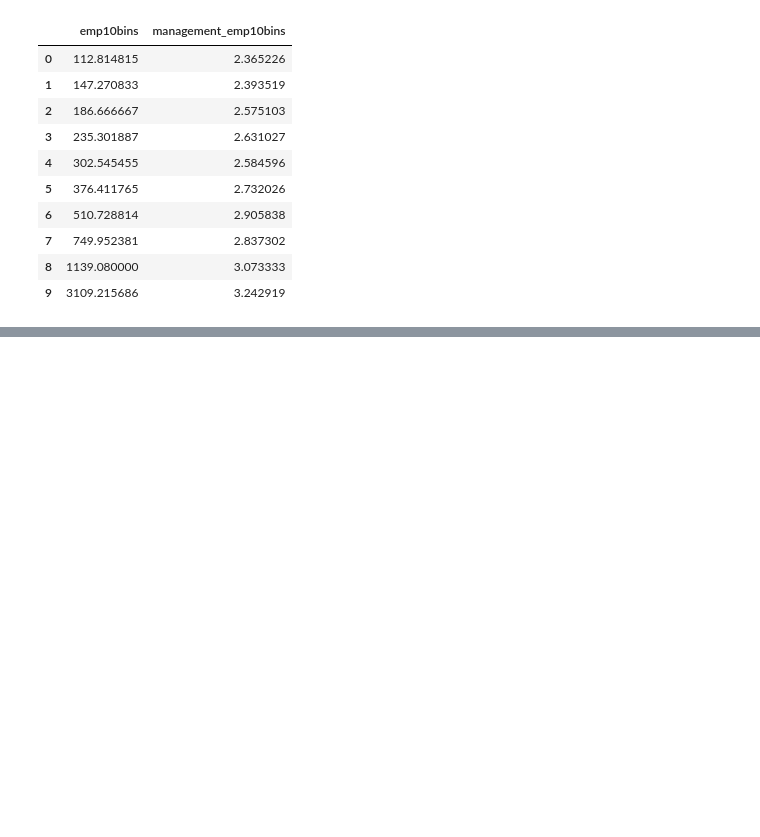
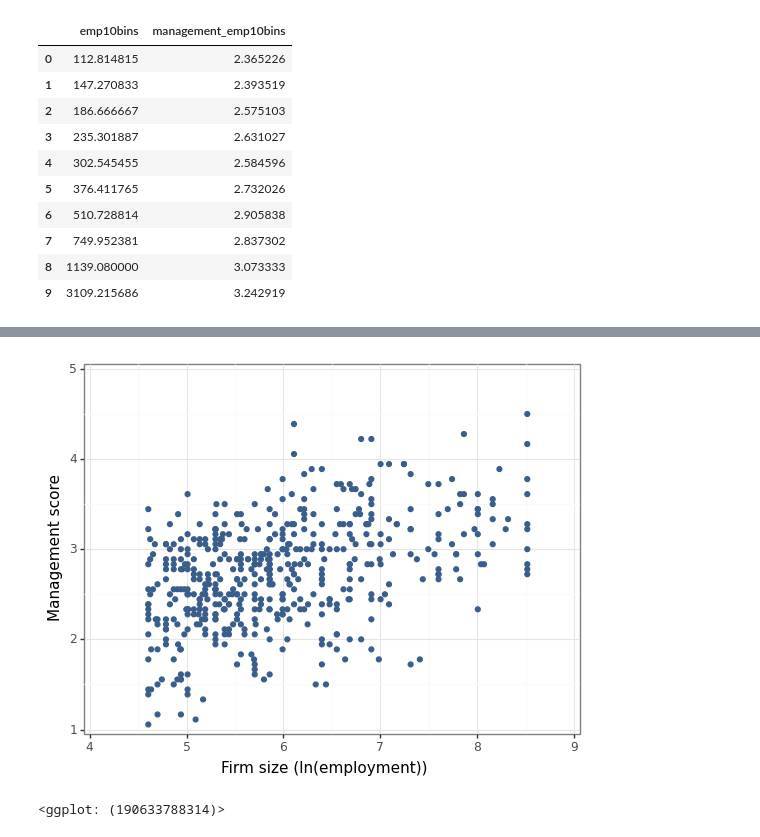
Before and after one commit to felipesebben/bk_data_analysis_studies, a Jupyter notebook: da_data_exercises/ch04-comparison_correlation/02-wms_management_ex1/02_wms_management_ex1.ipynb, the cells around one changed output, grey strips where cells are left out. Cells and saved outputs as stored; diff of their text form; code cells hidden in the pictures; blank space fills up the shorter version.

```diff
--- a/da_data_exercises/ch04-comparison_correlation/02-wms_management_ex1/02_wms_management_ex1.ipynb
+++ b/da_data_exercises/ch04-comparison_correlation/02-wms_management_ex1/02_wms_management_ex1.ipynb
@@ -517,0 +540,15 @@ ggplot(df1, aes(x="emp10bins", y="management_emp10bins")) + geom_point(
+# %%
+df["lnemp"] = np.log(df["emp_firm"])
+# %%
+ggplot(df, aes(x="lnemp", y="management")) + geom_point(
+    size=1.5, color=color[0], alpha=0.8, na_rm=True
+) + scale_y_continuous(
+    expand=(0.01, 0.01), limits=(1, 5), breaks=seq(1, 6, 1)
+) + scale_x_continuous(
+    expand=(0.01, 0.01), limits=(4, 9), breaks=seq(4, 10, by=1)
+) + labs(
+    x="Firm size (ln(employment))", y="Management score"
+) + theme_bw()
+# %% [output]
+[figure, added]
+<ggplot: (190633788314)>
```
Also changed, not shown: parts of 31 cells of this notebook, 1 other file.
